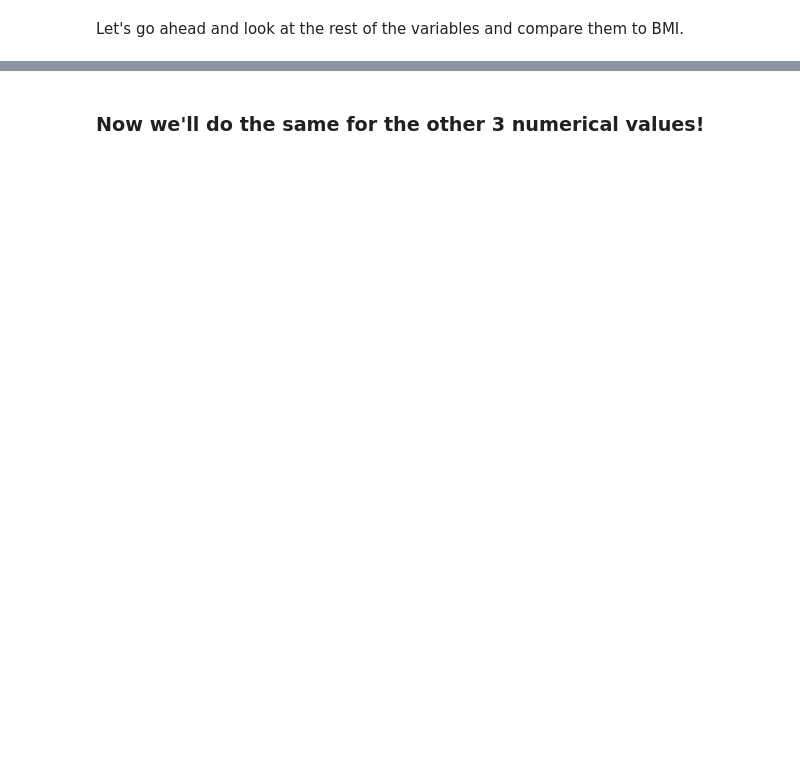
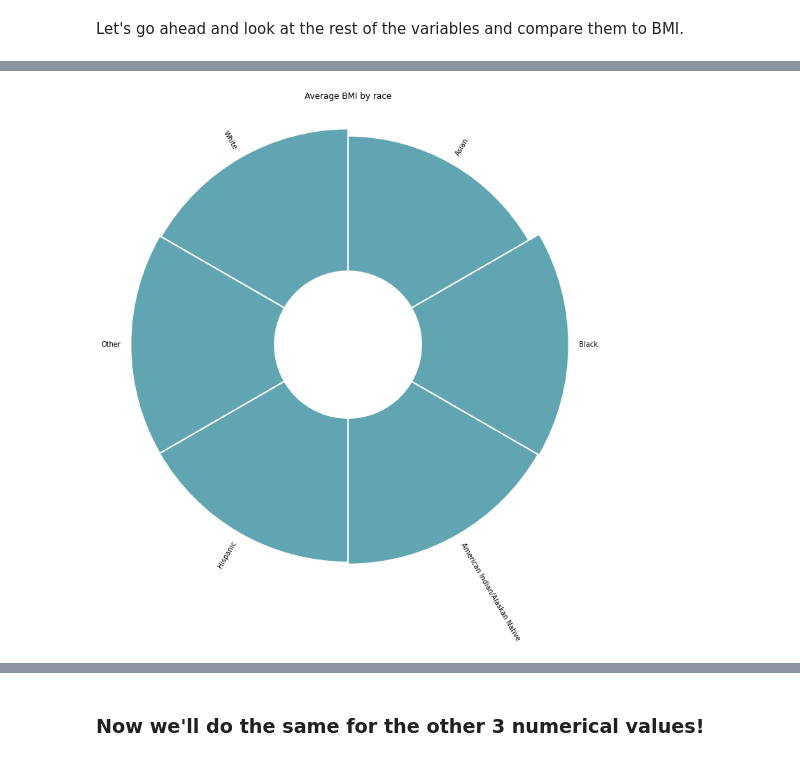
Before and after one commit to wutaitai2/-Heart-Disease-Analysis, a Jupyter notebook: analysis.ipynb, the cells around one changed output, grey strips where cells are left out. Saved outputs shown, nothing was run; the diff lists cells and outputs as text; code cells hidden in the pictures; blank space fills up the shorter version.

```diff
--- a/analysis.ipynb
+++ b/analysis.ipynb
@@ -108,0 +161,52 @@ age.plot.bar(rot=30, figsize=(15, 8))
+# %%
+columns = ["BMI", "Race"]
+race = main_df[columns].groupby(["Race"]).BMI.mean().reset_index().sort_values(by=["BMI"])
+
+plt.figure(figsize=(20, 12))
+ax = plt.subplot(111, polar=True)
+plt.axis('off')
+upperLimit = 40
+lowerLimit = 15
+
+labelPadding = 2
+
+max = race['BMI'].max()
+slope = (max - lowerLimit) / max
+heights = slope * race.BMI + lowerLimit
+width = 2*np.pi / len(race.index)
+indexes = list(range(1, len(race.index)+1))
+angles = [element * width for element in indexes]
+angles
+bars = ax.bar(
+    x=angles,
+    height=heights,
+    width=width,
+    bottom=lowerLimit,
+    linewidth=2,
+    edgecolor="white",
+    color='#61a4b2'
+)
+
+for bar, angle, height, label in zip(bars, angles, heights, race["Race"]):
+    rotation = np.rad2deg(angle)
+    alignment = ""
+    if angle >= np.pi/2 and angle < 3*np.pi/2:
+        alignment = "right"
+        rotation = rotation + 180
+    else:
+        alignment = "left"
+
+    ax.text(
+        x=angle,
+        y=lowerLimit + bar.get_height() + labelPadding,
+        s=label,
+        ha=alignment,
+        va='center',
+        rotation=rotation,
+        rotation_mode="anchor"
+    )
+
+plt.title("Average BMI by Race")
+plt.show()
+# %% [output]
+[figure, added]
```
Also changed, not shown: parts of 15 cells of this notebook.
